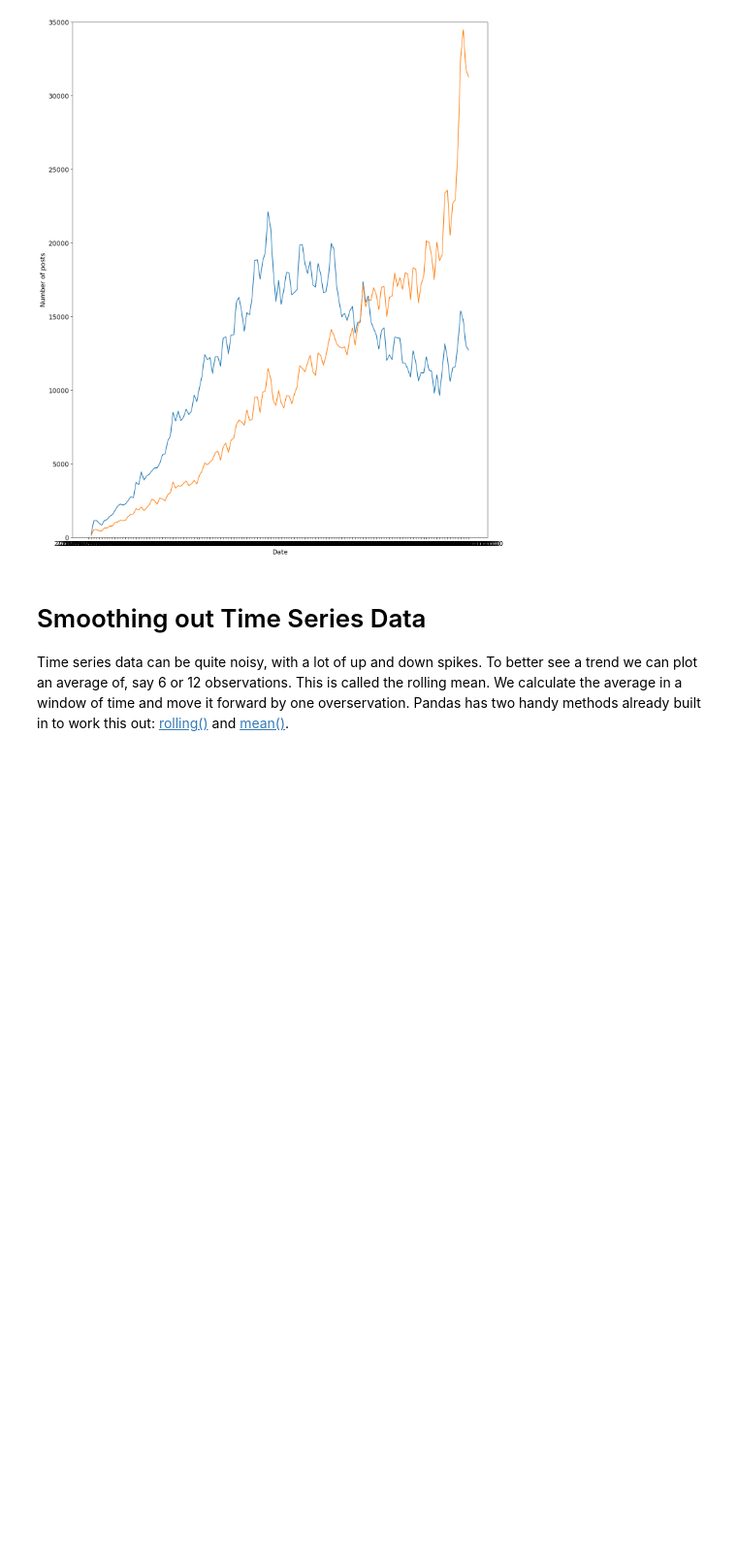
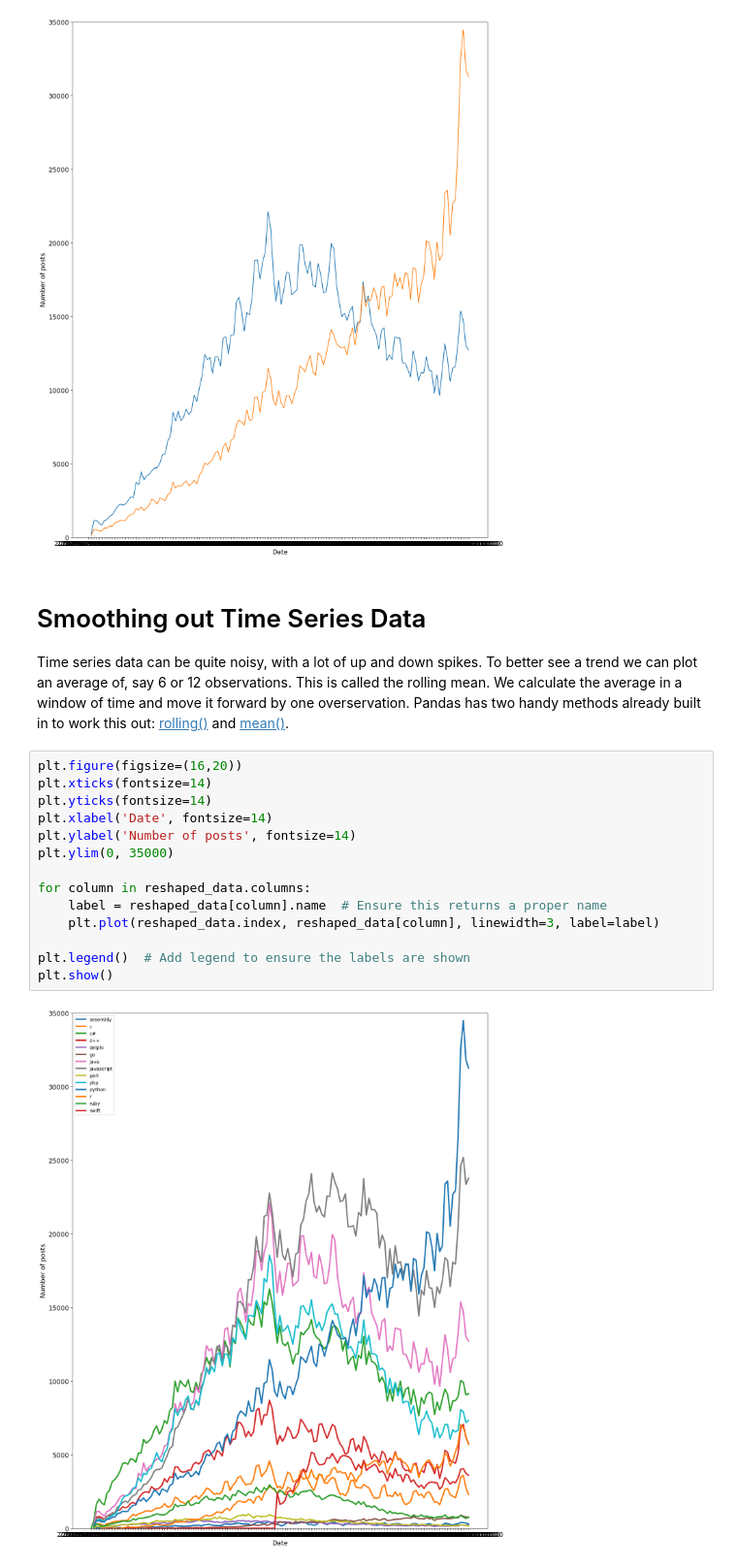
Before and after one commit to K-Musty/100-days_of_code, a Jupyter notebook: 72-day/Programming_Languages.ipynb, the cells around one changed output. Shown at 97% size. Cells and saved outputs as stored; diff of their text form; blank space fills up the shorter version.

Commit message:
Day 72 Data Visualization completed

```diff
--- a/72-day/Programming_Languages.ipynb
+++ b/72-day/Programming_Languages.ipynb
@@ -227,3 +227,19 @@ plt.show()
 # Smoothing out Time Series Data
 
 Time series data can be quite noisy, with a lot of up and down spikes. To better see a trend we can plot an average of, say 6 or 12 observations. This is called the rolling mean. We calculate the average in a window of time and move it forward by one overservation. Pandas has two handy methods already built in to work this out: [rolling()](https://pandas.pydata.org/pandas-docs/stable/reference/api/pandas.DataFrame.rolling.html) and [mean()](https://pandas.pydata.org/pandas-docs/stable/reference/api/pandas.core.window.rolling.Rolling.mean.html).
+# %%
+plt.figure(figsize=(16,20))
+plt.xticks(fontsize=14)
+plt.yticks(fontsize=14)
+plt.xlabel('Date', fontsize=14)
+plt.ylabel('Number of posts', fontsize=14)
+plt.ylim(0, 35000)
+
+for column in reshaped_data.columns:
+    label = reshaped_data[column].name  # Ensure this returns a proper name
+    plt.plot(reshaped_data.index, reshaped_data[column], linewidth=3, label=label)
+
+plt.legend()  # Add legend to ensure the labels are shown
+plt.show()
+# %% [output]
+[figure, added]
```
Also changed, not shown: parts of 2 cells of this notebook.
